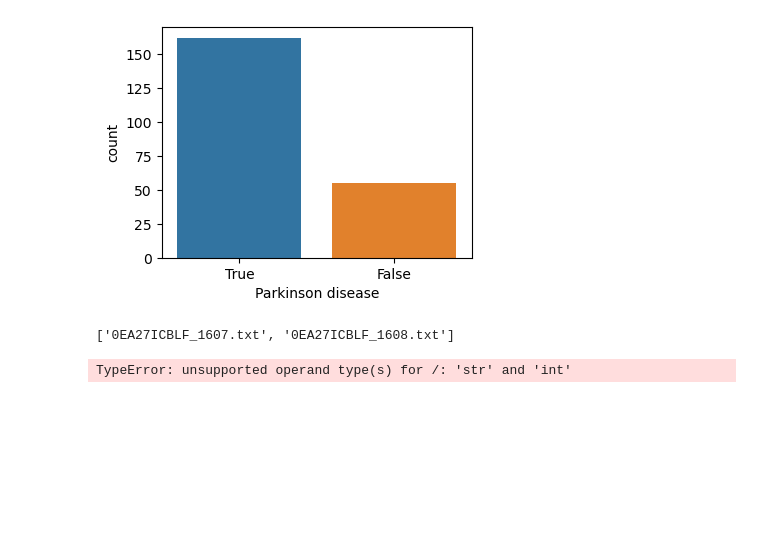
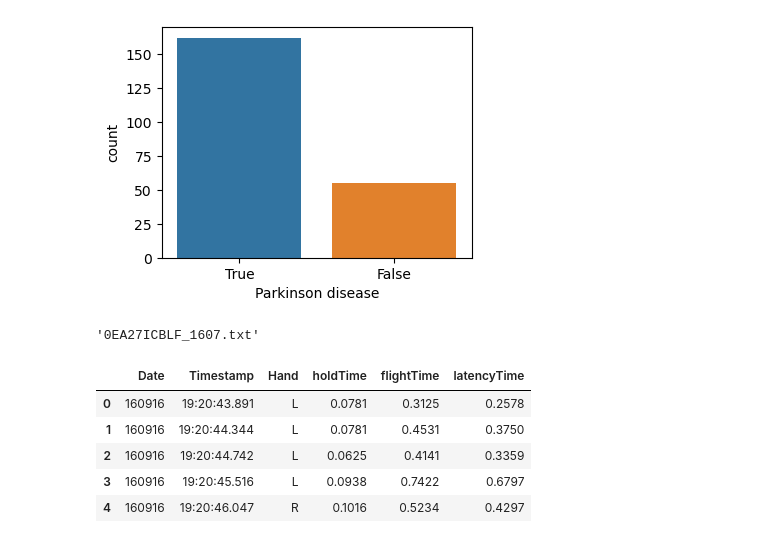
Before and after one commit to HannaKatarzyna/monKEY_app, a Jupyter notebook: preprocessing.ipynb, the cells around one changed output. Saved outputs shown, nothing was run; the diff lists cells and outputs as text; code cells hidden in the pictures; blank space fills up the shorter version.

```diff
--- a/preprocessing.ipynb
+++ b/preprocessing.ipynb
@@ -482,26 +573,30 @@ plt.xlabel('Parkinson disease')
 # %% [output]
 Text(0.5, 0, 'Parkinson disease')
 [figure]
-# %%
-looking_str = files_list1[0].split("_")[1].split(".")[0]
-looking_str
-
-directory_path2 = 'D:/studia_mgrEIM/master_diploma/data/tappy-keystroke-data-1.0.0/Tappy Data/'
-files_list2 = os.listdir(directory_path2)
-results = [x for x in files_list2 if x.startswith(looking_str)]
-results
-# %% [output]
-['0EA27ICBLF_1607.txt', '0EA27ICBLF_1608.txt']
-# %%
-data2 = pd.read_table(directory_path2 + results[0], index_col=False, names=[
-                      'User', 'Date', 'Timestamp', 'Hand', 'holdTime', 'Direction', 'flightTime', 'latencyTime'])
-data2.drop(columns=['User'], inplace=True)
-data2['holdTime'] = data2['holdTime']/1000
-data2['flightTime'] = data2['flightTime']/1000
-data2['latencyTime'] = data2['latencyTime']/1000
-data2
-# %% [output]
-TypeError: unsupported operand type(s) for /: 'str' and 'int'
+# %%
+df_ID2.loc[[0], 'files'][0][0]
+# %% [output]
+'0EA27ICBLF_1607.txt'
+# %%
+data2 = pd.read_csv(directory_path2 + df_ID2['files'].iloc[1][0], delimiter="\t", index_col=False, header=None, names=[
+                    'User', 'Date', 'Timestamp', 'Hand', 'holdTime', 'Direction', 'flightTime', 'latencyTime'])
+
+data2.drop(columns=['User'], inplace=True)
+data2.drop(columns=['Direction'], inplace=True)
+
+data2.iloc[:, -3:] = data2.iloc[:, -
+                                3:].apply(lambda x: x.lstrip('0') if type(x) == str else x)
+data2.iloc[:, -3:] = pd.to_numeric(data2.iloc[:, -3:].stack(),
+                                   errors='coerce').unstack()
+data2.iloc[:, -3:] = data2.iloc[:, -3:].apply(lambda x: x/1000)
+data2.head()
+# %% [output]
+|  | Date | Timestamp | Hand | holdTime | flightTime | latencyTime |
+| 0 | 160916 | 19:20:43.891 | L | 0.0781 | 0.3125 | 0.2578 |
+| 1 | 160916 | 19:20:44.344 | L | 0.0781 | 0.4531 | 0.3750 |
+| 2 | 160916 | 19:20:44.742 | L | 0.0625 | 0.4141 | 0.3359 |
+| 3 | 160916 | 19:20:45.516 | L | 0.0938 | 0.7422 | 0.6797 |
+| 4 | 160916 | 19:20:46.047 | R | 0.1016 | 0.5234 | 0.4297 |
 # %%
 grouped_data = data2.groupby('Date').agg(list)
 grouped_data['Length'] = grouped_data['Timestamp'].apply(len)
```
Also changed, not shown: parts of 17 cells of this notebook, 1 other file.
